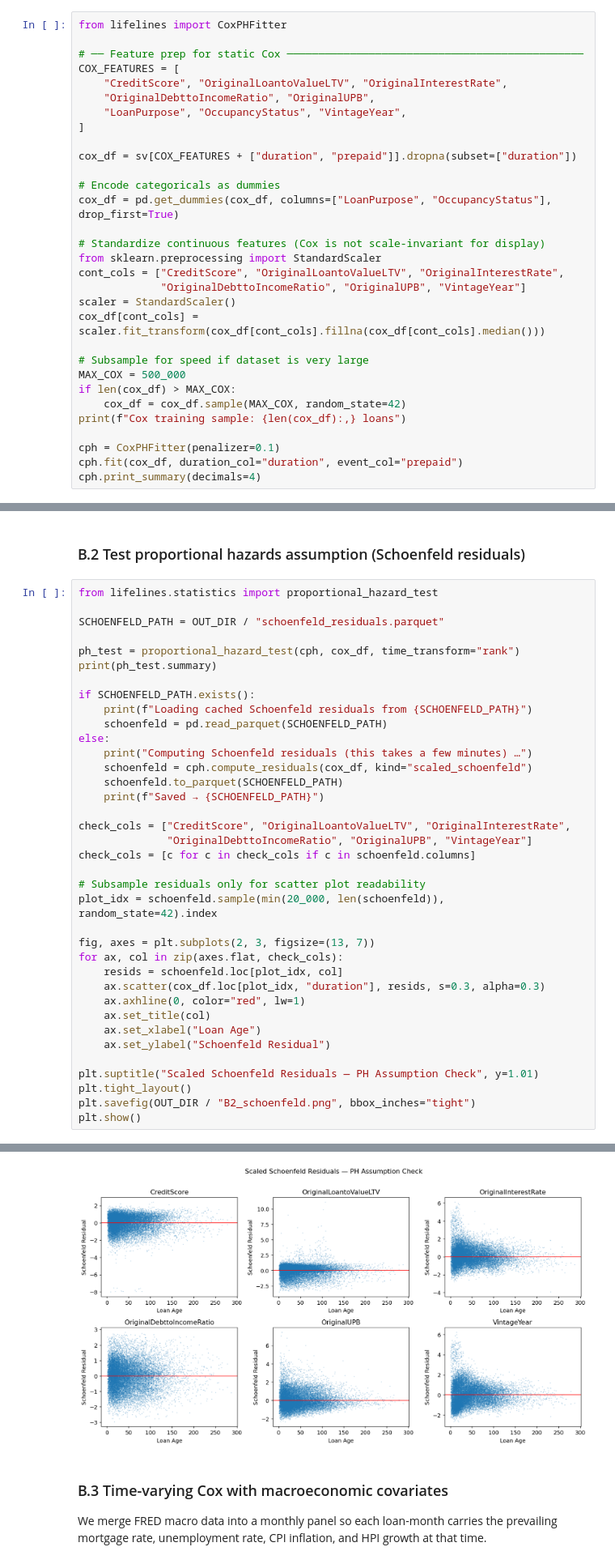
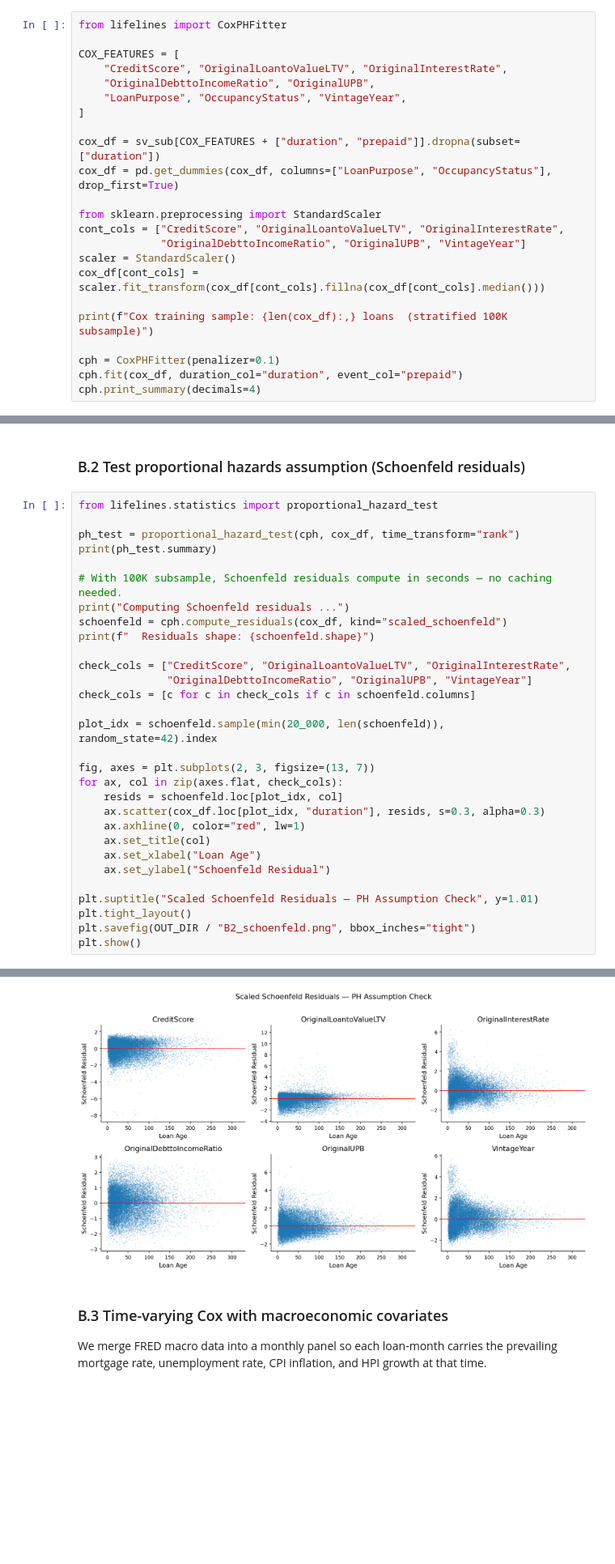
Before and after one commit to liny-r/IR-C-Assignment3, a Jupyter notebook: Assignment3.ipynb, the cells around one changed output, grey strips where cells are left out. Shown at 81% size. Drawn from its saved outputs; the diff is of its cells as text; blank space fills up the shorter version.

```diff
--- a/Assignment3.ipynb
+++ b/Assignment3.ipynb
@@ -432,30 +739,22 @@ plt.show()
 # %%
 from lifelines import CoxPHFitter
 
-# ── Feature prep for static Cox ───────────────────────────────────────────────
 COX_FEATURES = [
     "CreditScore", "OriginalLoantoValueLTV", "OriginalInterestRate",
     "OriginalDebttoIncomeRatio", "OriginalUPB",
     "LoanPurpose", "OccupancyStatus", "VintageYear",
 ]
 
-cox_df = sv[COX_FEATURES + ["duration", "prepaid"]].dropna(subset=["duration"])
-
-# Encode categoricals as dummies
+cox_df = sv_sub[COX_FEATURES + ["duration", "prepaid"]].dropna(subset=["duration"])
 cox_df = pd.get_dummies(cox_df, columns=["LoanPurpose", "OccupancyStatus"], drop_first=True)
 
-# Standardize continuous features (Cox is not scale-invariant for display)
 from sklearn.preprocessing import StandardScaler
 cont_cols = ["CreditScore", "OriginalLoantoValueLTV", "OriginalInterestRate",
              "OriginalDebttoIncomeRatio", "OriginalUPB", "VintageYear"]
 scaler = StandardScaler()
 cox_df[cont_cols] = scaler.fit_transform(cox_df[cont_cols].fillna(cox_df[cont_cols].median()))
 
-# Subsample for speed if dataset is very large
-MAX_COX = 500_000
-if len(cox_df) > MAX_COX:
-    cox_df = cox_df.sample(MAX_COX, random_state=42)
-print(f"Cox training sample: {len(cox_df):,} loans")
+print(f"Cox training sample: {len(cox_df):,} loans  (stratified 100K subsample)")
 
 cph = CoxPHFitter(penalizer=0.1)
 cph.fit(cox_df, duration_col="duration", event_col="prepaid")
@@ -505,26 +803,19 @@ plt.show()
 ### B.2  Test proportional hazards assumption (Schoenfeld residuals)
 # %%
 from lifelines.statistics import proportional_hazard_test
-
-SCHOENFELD_PATH = OUT_DIR / "schoenfeld_residuals.parquet"
 
 ph_test = proportional_hazard_test(cph, cox_df, time_transform="rank")
 print(ph_test.summary)
 
-if SCHOENFELD_PATH.exists():
-    print(f"Loading cached Schoenfeld residuals from {SCHOENFELD_PATH}")
-    schoenfeld = pd.read_parquet(SCHOENFELD_PATH)
-else:
-    print("Computing Schoenfeld residuals (this takes a few minutes) …")
-    schoenfeld = cph.compute_residuals(cox_df, kind="scaled_schoenfeld")
-    schoenfeld.to_parquet(SCHOENFELD_PATH)
-    print(f"Saved → {SCHOENFELD_PATH}")
+# With 100K subsample, Schoenfeld residuals compute in seconds — no caching needed.
+print("Computing Schoenfeld residuals ...")
+schoenfeld = cph.compute_residuals(cox_df, kind="scaled_schoenfeld")
+print(f"  Residuals shape: {schoenfeld.shape}")
 
 check_cols = ["CreditScore", "OriginalLoantoValueLTV", "OriginalInterestRate",
               "OriginalDebttoIncomeRatio", "OriginalUPB", "VintageYear"]
 check_cols = [c for c in check_cols if c in schoenfeld.columns]
 
-# Subsample residuals only for scatter plot readability
 plot_idx = schoenfeld.sample(min(20_000, len(schoenfeld)), random_state=42).index
 
 fig, axes = plt.subplots(2, 3, figsize=(13, 7))
@@ -557,4 +848,4 @@ Loading cached Schoenfeld residuals from /Users/yueqilin/Desktop/MTH9877 IR/IR&C
-[figure, old version]
+[figure, new version]
 # %% [markdown]
 ### B.3  Time-varying Cox with macroeconomic covariates
 
```
Also changed, not shown: parts of 21 cells of this notebook, 11 other files.
